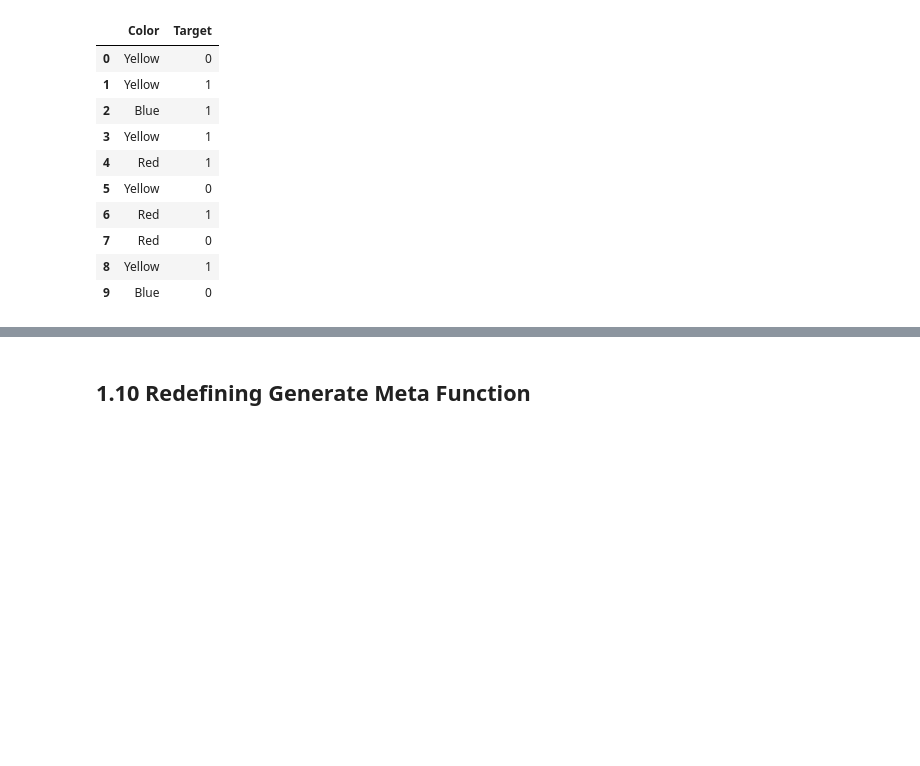
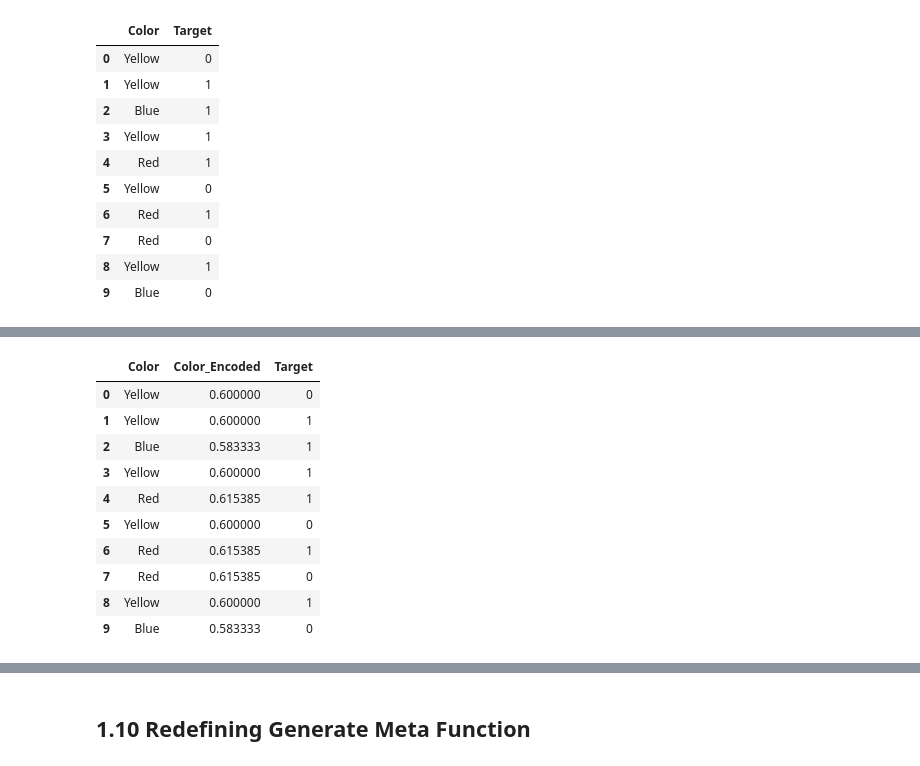
Before and after one commit to nichowu/Porto-Seguro-Safe-Driver-Prediction, a Jupyter notebook: porto-seguro-safe-driving-main.ipynb, the cells around one changed output, grey strips where cells are left out. Drawn from its saved outputs; the diff is of its cells as text; code cells hidden in the pictures; blank space fills up the shorter version.

```diff
--- a/porto-seguro-safe-driving-main.ipynb
+++ b/porto-seguro-safe-driving-main.ipynb
@@ -1079,3 +1084,36 @@ d
+# %%
+def calc_smooth_mean(df, by, on, m):
+    # Compute the global mean
+    mean = df[on].mean()
+
+    # Compute the number of values and the mean of each group
+    agg = df.groupby(by)[on].agg(['count', 'mean'])
+    counts = agg['count']
+    means = agg['mean']
+
+    # Compute the "smoothed" means
+    smooth = (counts * means + m * mean) / (counts + m)
+
+    # Replace each value by the according smoothed mean
+    return df[by].map(smooth)
+# %%
+d_copy = d.copy()
+d_copy['Color_Encoded']= calc_smooth_mean(df=d_copy, by='Color', on='Target', m=d_copy.shape[0])
+d_copy['Color'] = d['Color']
+d_copy= d_copy[['Color', 'Color_Encoded', 'Target']]
+d_copy
+# %% [output]
+|  | Color | Color_Encoded | Target |
+| 0 | Yellow | 0.600000 | 0 |
+| 1 | Yellow | 0.600000 | 1 |
+| 2 | Blue | 0.583333 | 1 |
+| 3 | Yellow | 0.600000 | 1 |
+| 4 | Red | 0.615385 | 1 |
+| 5 | Yellow | 0.600000 | 0 |
+| 6 | Red | 0.615385 | 1 |
+| 7 | Red | 0.615385 | 0 |
+| 8 | Yellow | 0.600000 | 1 |
+| 9 | Blue | 0.583333 | 0 |
 # %%
 # optimized target encoding function:
 
```
Also changed, not shown: parts of 5 cells of this notebook.
